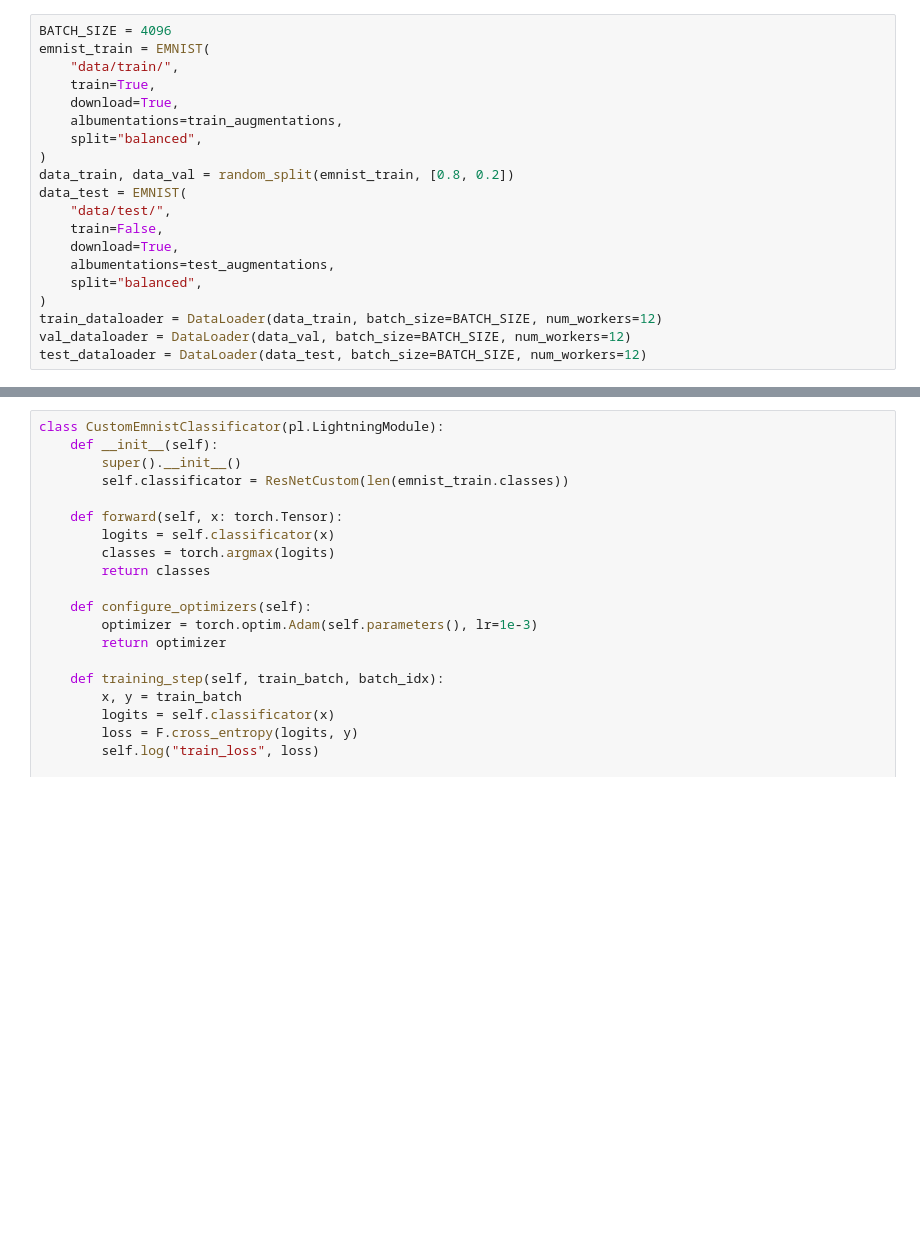
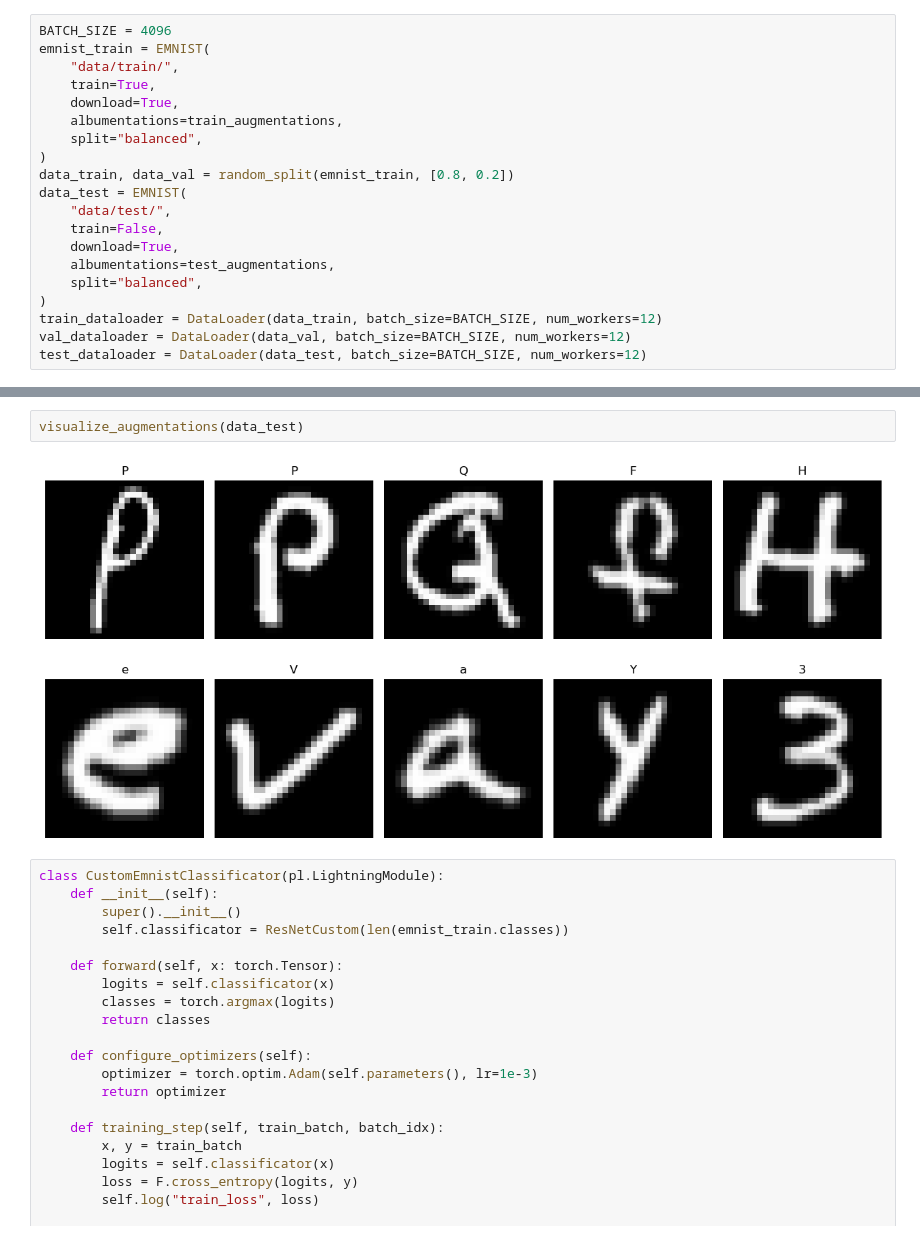
Before and after one commit to AIladin/ResNet-DL22-23, a Jupyter notebook: train.ipynb, the cells around one changed output, grey strips where cells are left out. Cells and saved outputs as stored; diff of their text form; blank space fills up the shorter version.

```diff
--- a/train.ipynb
+++ b/train.ipynb
@@ -59,3 +62,7 @@ test_dataloader = DataLoader(data_test, batch_size=BATCH_SIZE, num_workers=12)
+# %%
+visualize_augmentations(data_test)
+# %% [output]
+[figure, added]
 # %%
 class CustomEmnistClassificator(pl.LightningModule):
     def __init__(self):
```
Also changed, not shown: parts of 7 cells of this notebook, 2 other files.
